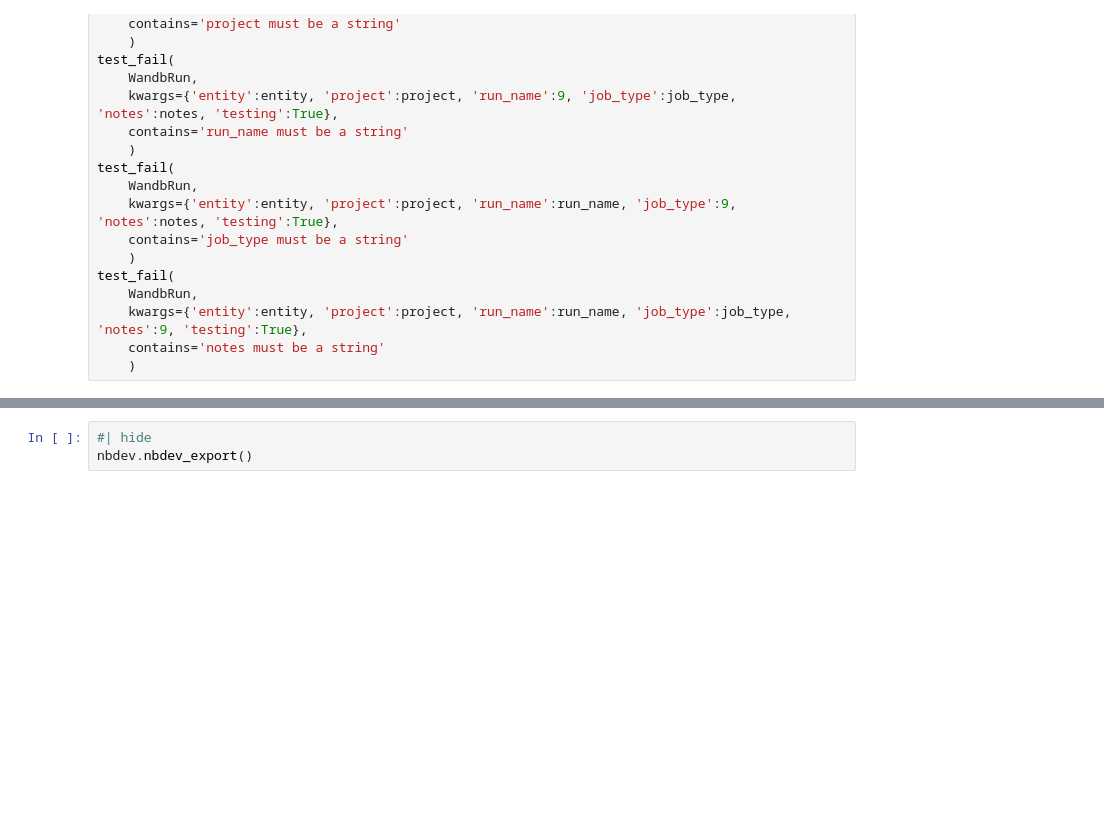
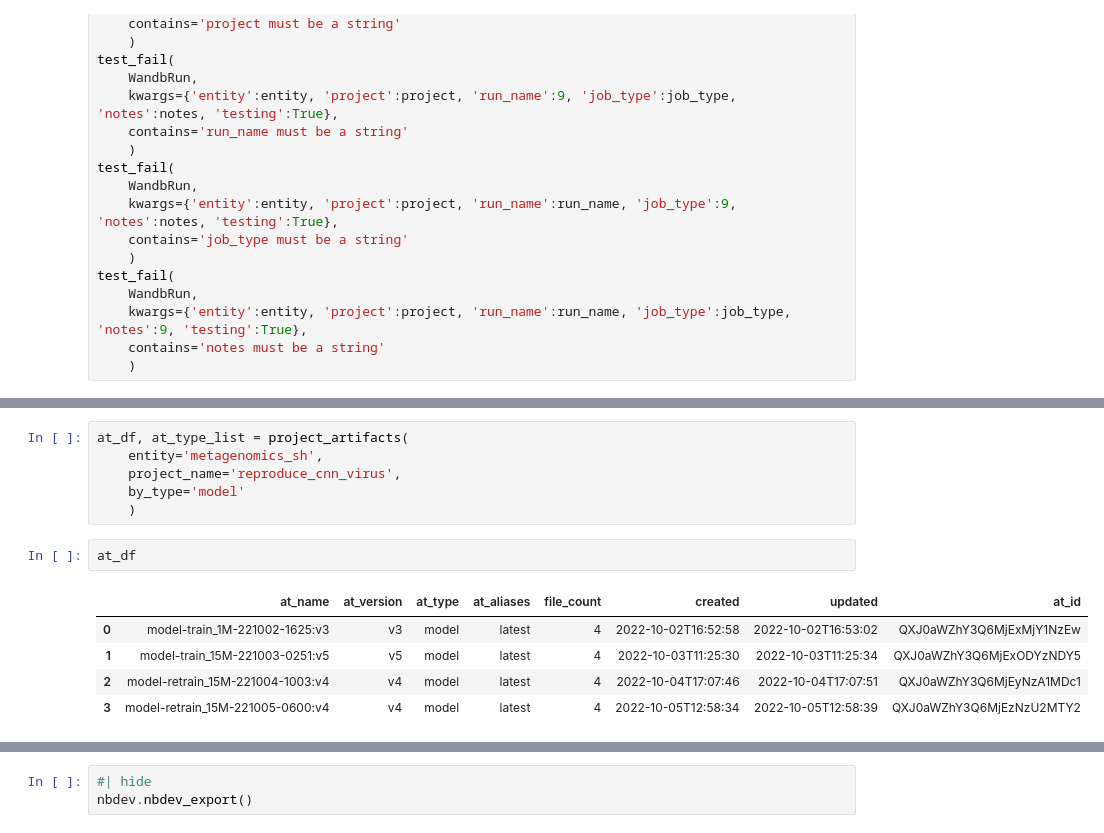
Before and after one commit to vtecftwy/metagentools, a Jupyter notebook: nbs-dev/01_wandb.ipynb, the cells around one changed output, grey strips where cells are left out. Cells and saved outputs as stored; diff of their text form; blank space fills up the shorter version.

```diff
--- a/nbs-dev/01_wandb.ipynb
+++ b/nbs-dev/01_wandb.ipynb
@@ -256,0 +480,14 @@ test_fail(
+# %%
+at_df, at_type_list = project_artifacts(
+    entity='metagenomics_sh',
+    project_name='reproduce_cnn_virus',
+    by_type='model'
+    )
+# %%
+at_df
+# %% [output]
+|  | at_name | at_version | at_type | at_aliases | file_count | created | updated | at_id |
+| 0 | model-train_1M-221002-1625:v3 | v3 | model | latest | 4 | 2022-10-02T16:52:58 | 2022-10-02T16:53:02 | QXJ0aWZhY3Q6MjExMjY1NzEw |
+| 1 | model-train_15M-221003-0251:v5 | v5 | model | latest | 4 | 2022-10-03T11:25:30 | 2022-10-03T11:25:34 | QXJ0aWZhY3Q6MjExODYzNDY5 |
+| 2 | model-retrain_15M-221004-1003:v4 | v4 | model | latest | 4 | 2022-10-04T17:07:46 | 2022-10-04T17:07:51 | QXJ0aWZhY3Q6MjEyNzA1MDc1 |
+| 3 | model-retrain_15M-221005-0600:v4 | v4 | model | latest | 4 | 2022-10-05T12:58:34 | 2022-10-05T12:58:39 | QXJ0aWZhY3Q6MjEzNzU2MTY2 |
```
Also changed, not shown: parts of 56 cells of this notebook, 7 other files.
